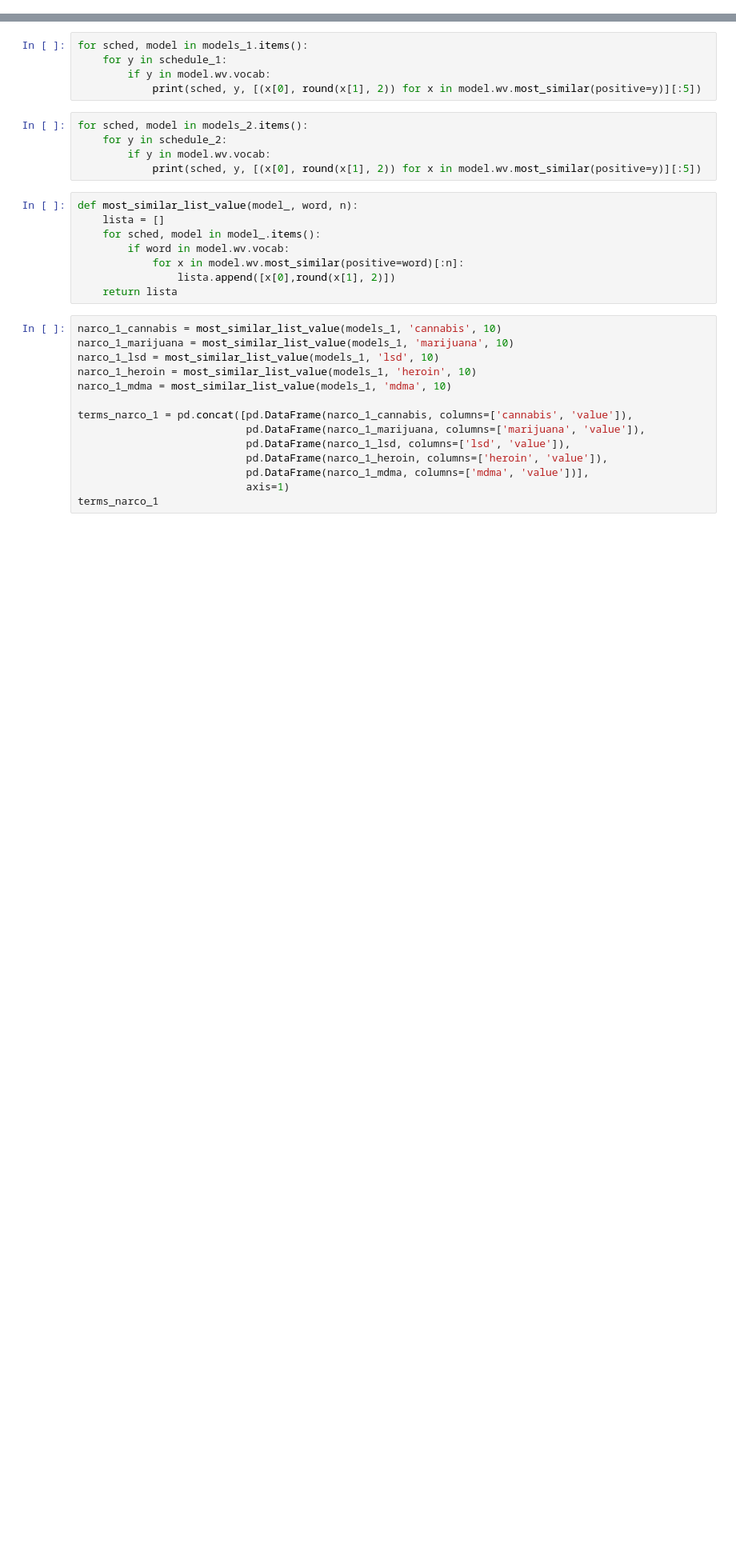
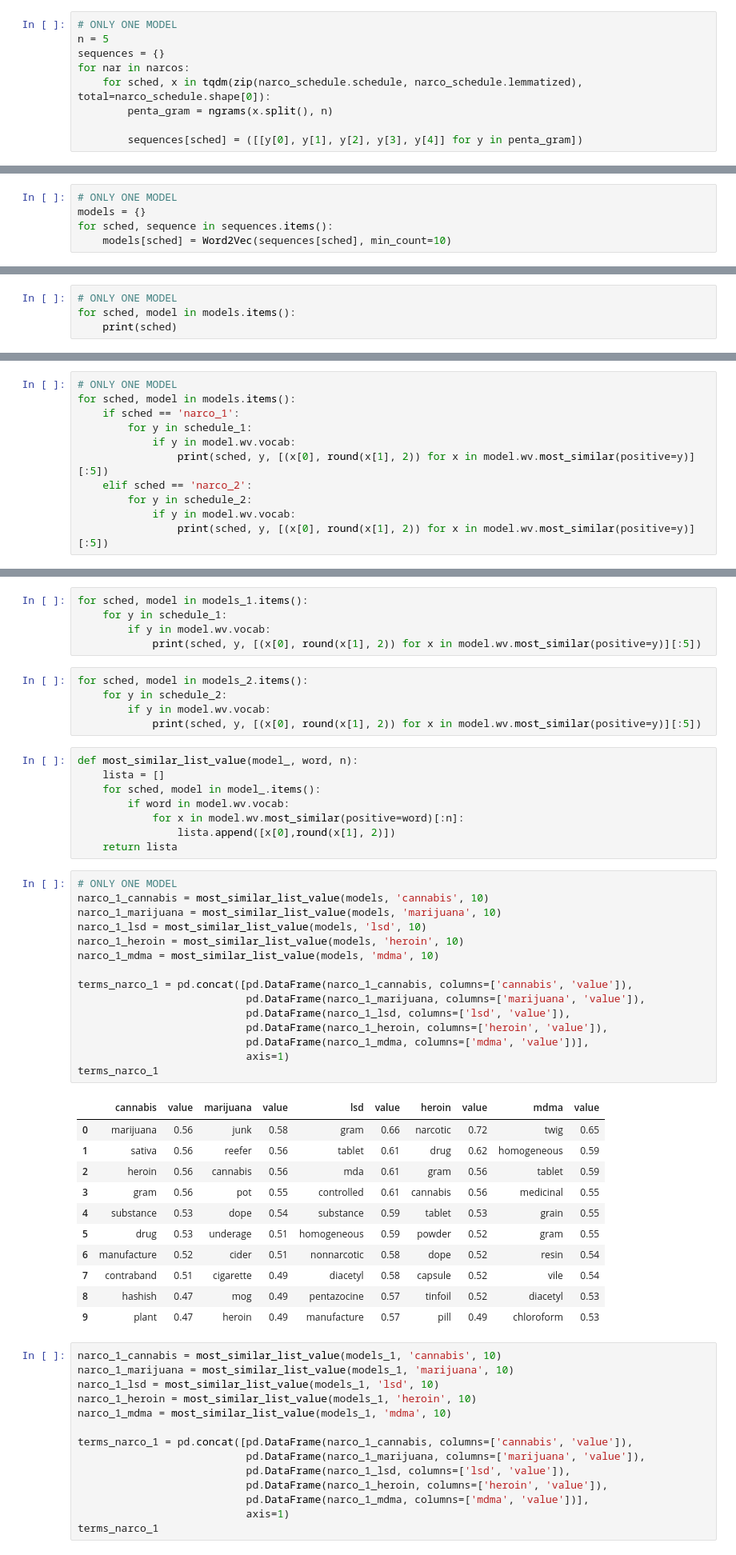
Before and after one commit to martinaviggiano/knowledge_extraction_project, a Jupyter notebook: 03_Word2Vec_ PMI.ipynb, the cells around one changed output, grey strips where cells are left out. Shown at 80% size. Drawn from its saved outputs; the diff is of its cells as text; blank space fills up the shorter version.

Commit message:
Update models

```diff
--- a/03_Word2Vec_ PMI.ipynb
+++ b/03_Word2Vec_ PMI.ipynb
@@ -53,3 +68,12 @@ word_vectors = KeyedVectors.load_word2vec_format(EMBEDDING_FILE, binary=True)
+# %%
+# ONLY ONE MODEL
+n = 5
+sequences = {}
+for nar in narcos:
+    for sched, x in tqdm(zip(narco_schedule.schedule, narco_schedule.lemmatized), total=narco_schedule.shape[0]):
+        penta_gram = ngrams(x.split(), n)
+
+        sequences[sched] = ([[y[0], y[1], y[2], y[3], y[4]] for y in penta_gram])
 # %%
 n = 5
 sequences_1 = {}
@@ -70,2 +113,7 @@ dict(itertools.islice(sequences_2.items(), 1))
 # %% [markdown]
 ---
+# %%
+# ONLY ONE MODEL
+models = {}
+for sched, sequence in sequences.items():
+    models[sched] = Word2Vec(sequences[sched], min_count=10)
@@ -104,0 +164,4 @@ schedule_2 = ["cocaine", "methamphetamine", "dilaudid", "meperidine", "demerol",
+# %%
+# ONLY ONE MODEL
+for sched, model in models.items():
+    print(sched)
@@ -104,0 +171,11 @@ schedule_2 = ["cocaine", "methamphetamine", "dilaudid", "meperidine", "demerol",
+# %%
+# ONLY ONE MODEL
+for sched, model in models.items():
+    if sched == 'narco_1':
+        for y in schedule_1:
+            if y in model.wv.vocab:
+                print(sched, y, [(x[0], round(x[1], 2)) for x in model.wv.most_similar(positive=y)][:5])
+    elif sched == 'narco_2':
+        for y in schedule_2:
+            if y in model.wv.vocab:
+                print(sched, y, [(x[0], round(x[1], 2)) for x in model.wv.most_similar(positive=y)][:5])
@@ -120,6 +215,33 @@ def most_similar_list_value(model_, word, n):
             for x in model.wv.most_similar(positive=word)[:n]:
                 lista.append([x[0],round(x[1], 2)])
     return lista
+# %%
+# ONLY ONE MODEL
+narco_1_cannabis = most_similar_list_value(models, 'cannabis', 10)
+narco_1_marijuana = most_similar_list_value(models, 'marijuana', 10)
+narco_1_lsd = most_similar_list_value(models, 'lsd', 10)
+narco_1_heroin = most_similar_list_value(models, 'heroin', 10)
+narco_1_mdma = most_similar_list_value(models, 'mdma', 10)
+
+terms_narco_1 = pd.concat([pd.DataFrame(narco_1_cannabis, columns=['cannabis', 'value']),
+                           pd.DataFrame(narco_1_marijuana, columns=['marijuana', 'value']),
+                           pd.DataFrame(narco_1_lsd, columns=['lsd', 'value']),
+                           pd.DataFrame(narco_1_heroin, columns=['heroin', 'value']),
+                           pd.DataFrame(narco_1_mdma, columns=['mdma', 'value'])],
+                           axis=1)
+terms_narco_1
+# %% [output]
+|  | cannabis | value | marijuana | value | lsd | value | heroin | value | mdma | value |
+| 0 | marijuana | 0.56 | junk | 0.58 | gram | 0.66 | narcotic | 0.72 | twig | 0.65 |
+| 1 | sativa | 0.56 | reefer | 0.56 | tablet | 0.61 | drug | 0.62 | homogeneous | 0.59 |
+| 2 | heroin | 0.56 | cannabis | 0.56 | mda | 0.61 | gram | 0.56 | tablet | 0.59 |
+| 3 | gram | 0.56 | pot | 0.55 | controlled | 0.61 | cannabis | 0.56 | medicinal | 0.55 |
+| 4 | substance | 0.53 | dope | 0.54 | substance | 0.59 | tablet | 0.53 | grain | 0.55 |
+| 5 | drug | 0.53 | underage | 0.51 | homogeneous | 0.59 | powder | 0.52 | gram | 0.55 |
+| 6 | manufacture | 0.52 | cider | 0.51 | nonnarcotic | 0.58 | dope | 0.52 | resin | 0.54 |
+| 7 | contraband | 0.51 | cigarette | 0.49 | diacetyl | 0.58 | capsule | 0.52 | vile | 0.54 |
+| 8 | hashish | 0.47 | mog | 0.49 | pentazocine | 0.57 | tinfoil | 0.52 | diacetyl | 0.53 |
+| 9 | plant | 0.47 | heroin | 0.49 | manufacture | 0.57 | pill | 0.49 | chloroform | 0.53 |
 # %%
 narco_1_cannabis = most_similar_list_value(models_1, 'cannabis', 10)
 narco_1_marijuana = most_similar_list_value(models_1, 'marijuana', 10)
```
Also changed, not shown: parts of 15 cells of this notebook.
